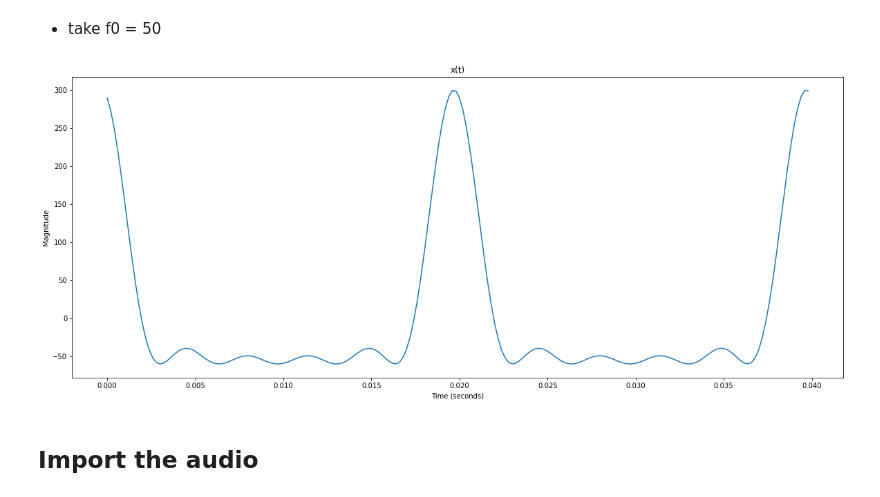
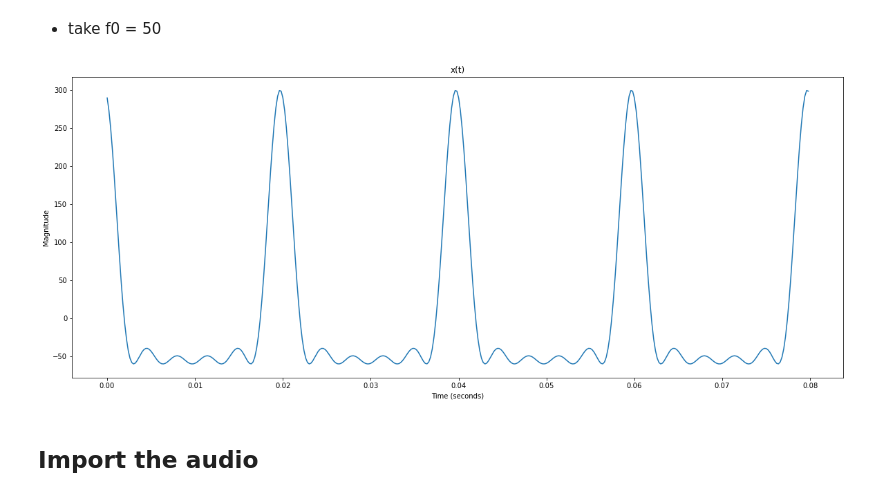
Before and after one commit to Rathees-Koneswarann/matplotlib-signal-analisis, a Jupyter notebook: violin-sound-process.ipynb, the cells around one changed output. Cells and saved outputs as stored; diff of their text form; code cells hidden in the pictures.

```diff
--- a/violin-sound-process.ipynb
+++ b/violin-sound-process.ipynb
@@ -16,35 +16,35 @@ import IPython.display as ipd
 * take f0 = 50
 # %%
 # define the time axis
-t = np.arange(0,0.04,0.0002)
+t = np.arange(0,0.08,0.0002)
 
 # define the initial values
 v = 100
 h = 1
 PIh = 0.1
 f0 = 50
 N = 5
 y = 0
 
 # loop indicater
 i = 0
 
 while i < N :
     # increase the values
     y += v*np.cos(2*np.pi*h*f0*t+PIh)
     v -= 20
     h +=1
     PIh += 0.1
     i += 1
 
 plt.figure(figsize=(20,8))
 plt.plot(t,y)
 plt.title('x(t)')
 plt.xlabel('Time (seconds)')
 plt.ylabel('Magnitude')
 plt.show()
 # %% [output]
-[figure, old version]
+[figure, new version]
 # %% [markdown]
 ## Import the audio
 # %%
```
